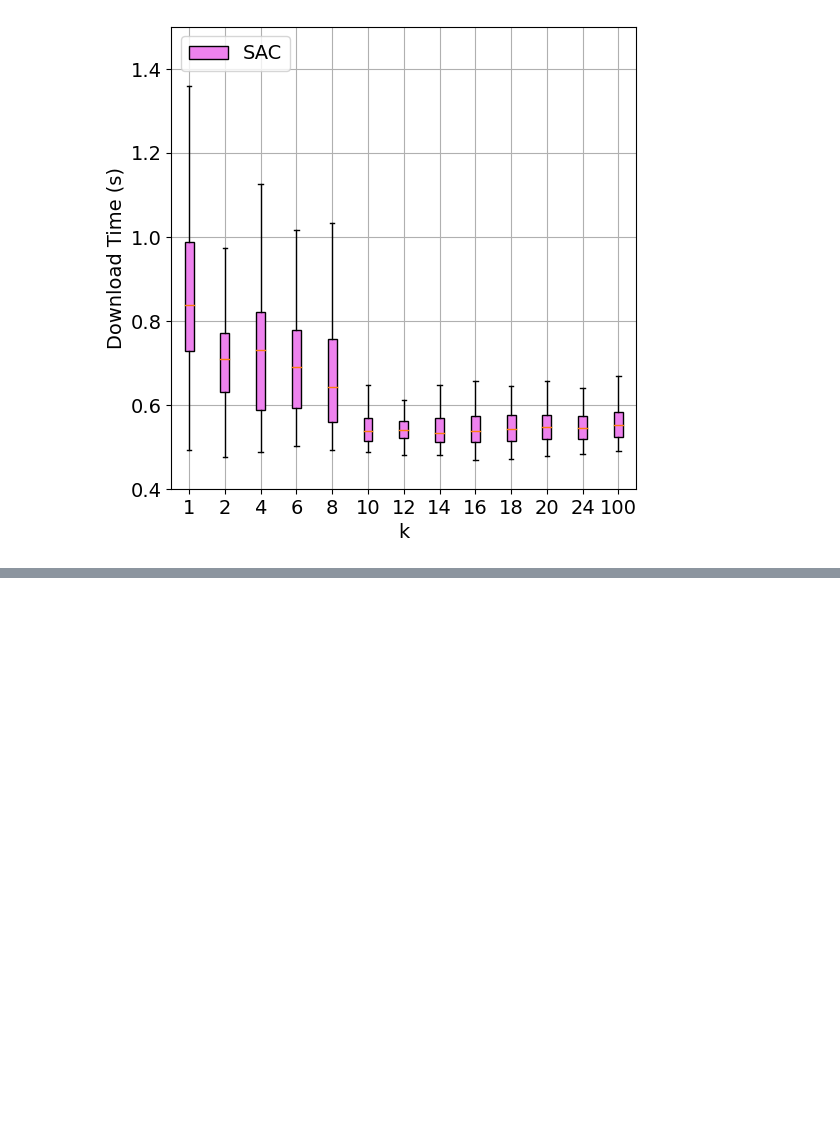
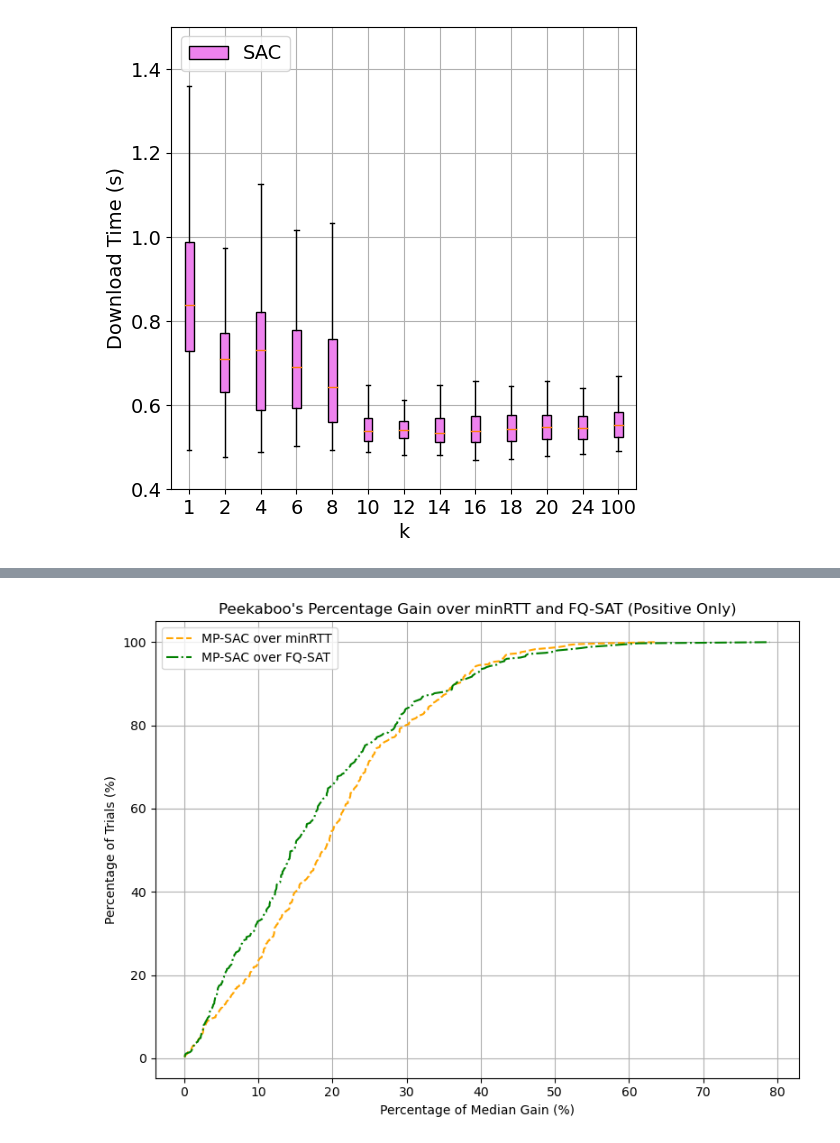
Before and after one commit to quic-vn/mpquic-drl, a Jupyter notebook: simulationFileServer/statistic/plot-compare1-statistic.ipynb, the cells around one changed output, grey strips where cells are left out. Drawn from its saved outputs; the diff is of its cells as text; code cells hidden in the pictures; blank space fills up the shorter version.

```diff
--- a/simulationFileServer/statistic/plot-compare1-statistic.ipynb
+++ b/simulationFileServer/statistic/plot-compare1-statistic.ipynb
@@ -566,0 +498,62 @@ plt.show()
+# %%
+import pandas as pd
+import numpy as np
+import matplotlib.pyplot as plt
+
+column_names = ['Download Time']
+schedules = ['rtt', 'fuzzyqsat', 'sac']
+bwd = 25
+owd = 10
+
+# List to hold all download time data
+all_download_times = {sch: [] for sch in schedules}
+
+# Common scenarios
+scenarios = [
+    f"{bwd}-{owd}-5-0.1", f"{bwd}-{owd}-10-1", f"{bwd}-{owd}-15-1.5"
+]
+
+# Đọc dữ liệu từ file và lưu vào dictionary
+for sch in schedules:
+    for scenario in scenarios:
+        # Load the data from the CSV file
+        data = pd.read_csv(f'../output/sep1/compare-1-mobi-4ms/mobi-1-2MB-0-0-{scenario}-{sch}-result3.csv', names=column_names)
+        # Extract and store the Download Time column
+        all_download_times[sch].extend(data['Download Time'] / 1000)  # Chuyển đổi từ ms sang giây
+
+# Tính toán gain của MP-SAC so với minRTT và FQ-SAT
+def calculate_gain(reference, target):
+    return [(reference[i] - target[i]) / reference[i] * 100 for i in range(len(target))]
+
+# Lọc giá trị dương của gain
+gains_over_minrtt = calculate_gain(all_download_times['rtt'], all_download_times['sac'])
+gains_over_fqsat = calculate_gain(all_download_times['fuzzyqsat'], all_download_times['sac'])
+
+gains_over_minrtt_positive = [gain for gain in gains_over_minrtt if gain > 0]
+gains_over_fqsat_positive = [gain for gain in gains_over_fqsat if gain > 0]
+
+# Vẽ biểu đồ ECDF cho gain của MP-SAC so với minRTT và FQ-SAT (chỉ giá trị dương)
+def plot_ecdf(data, label, color, linestyle):
+    sorted_data = np.sort(data)
+    y_values = np.arange(1, len(sorted_data) + 1) / len(sorted_data) * 100  # Đổi thành phần trăm
+    plt.plot(sorted_data, y_values, linestyle=linestyle, color=color, label=label)
+
+plt.figure(figsize=(8, 6))
+
+# Vẽ ECDF cho minRTT và FQ-SAT
+plot_ecdf(gains_over_minrtt_positive, 'MP-SAC over minRTT', 'orange', '--')
+plot_ecdf(gains_over_fqsat_positive, 'MP-SAC over FQ-SAT', 'green', '-.')
+
+# Đặt nhãn và tiêu đề cho đồ thị
+plt.xlabel('Percentage of Median Gain (%)')
+plt.ylabel('Percentage of Trials (%)')
+plt.title("Peekaboo's Percentage Gain over minRTT and FQ-SAT (Positive Only)")
+plt.legend()
+plt.grid(True)
+
+# Hiển thị biểu đồ
+plt.tight_layout()
+# plt.savefig('ecdf_gain_mp_sac_minrtt_fqsat_positive.pdf', format='pdf')
+plt.show()
+# %% [output]
+[figure, added]
```
Also changed, not shown: parts of 5 cells of this notebook, 25 other files.
